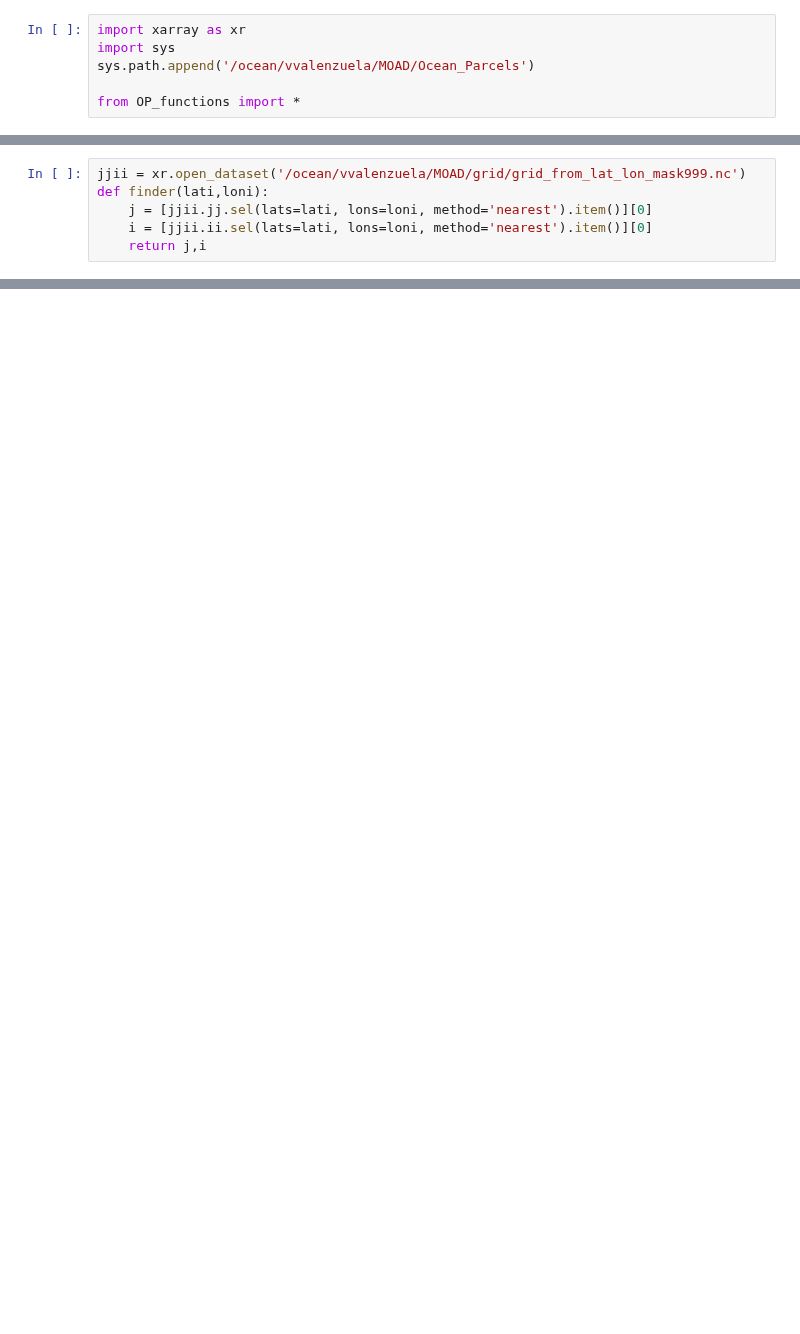
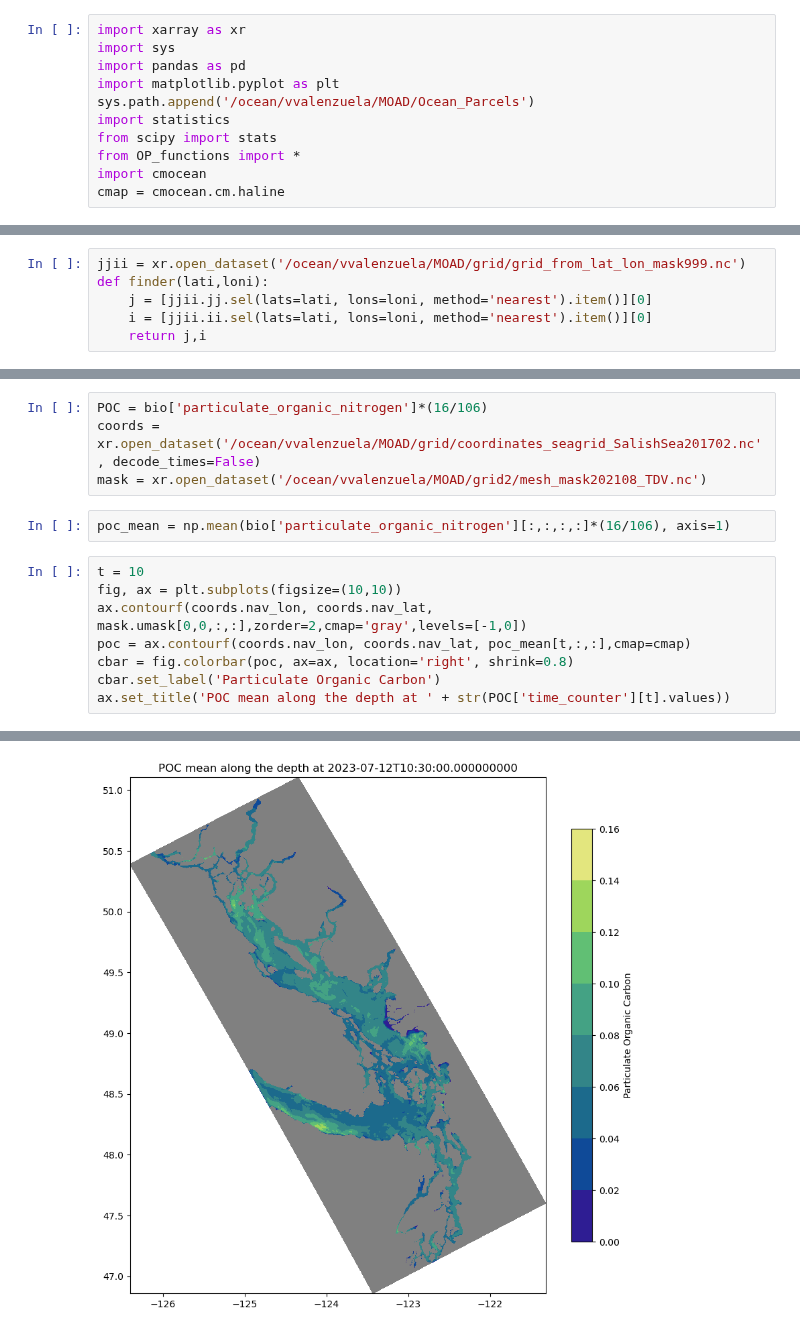
Before and after one commit to SalishSeaCast/analysis-vicente, a Jupyter notebook: Ocean_Parcels/drafts/POC_parameters.ipynb, the cells around one changed output, grey strips where cells are left out. Drawn from its saved outputs; the diff is of its cells as text; blank space fills up the shorter version.

```diff
--- a/Ocean_Parcels/drafts/POC_parameters.ipynb
+++ b/Ocean_Parcels/drafts/POC_parameters.ipynb
@@ -1,9 +1,14 @@
 # %%
 import xarray as xr
 import sys
+import pandas as pd
+import matplotlib.pyplot as plt
 sys.path.append('/ocean/vvalenzuela/MOAD/Ocean_Parcels')
-
+import statistics
+from scipy import stats
 from OP_functions import *
+import cmocean
+cmap = cmocean.cm.haline
 # %% [markdown]
 From Sun et al. 2023 we obtain a partitioning relation of PBDEs between dissolved and particulate states:
 
@@ -42,0 +86,15 @@ a, b = finder(clat[0], clon[0])
+# %%
+POC = bio['particulate_organic_nitrogen']*(16/106)
+coords = xr.open_dataset('/ocean/vvalenzuela/MOAD/grid/coordinates_seagrid_SalishSea201702.nc', decode_times=False)
+mask = xr.open_dataset('/ocean/vvalenzuela/MOAD/grid2/mesh_mask202108_TDV.nc')
+# %%
+poc_mean = np.mean(bio['particulate_organic_nitrogen'][:,:,:,:]*(16/106), axis=1)
+# %%
+t = 10
+fig, ax = plt.subplots(figsize=(10,10))
+ax.contourf(coords.nav_lon, coords.nav_lat, mask.umask[0,0,:,:],zorder=2,cmap='gray',levels=[-1,0])
+poc = ax.contourf(coords.nav_lon, coords.nav_lat, poc_mean[t,:,:],cmap=cmap)
+cbar = fig.colorbar(poc, ax=ax, location='right', shrink=0.8)
+cbar.set_label('Particulate Organic Carbon')
+ax.set_title('POC mean along the depth at ' + str(POC['time_counter'][t].values))
+# %% [output]
@@ -42,0 +102 @@ a, b = finder(clat[0], clon[0])
+[figure, added]
```
Also changed, not shown: parts of 9 cells of this notebook, 2 other files.
